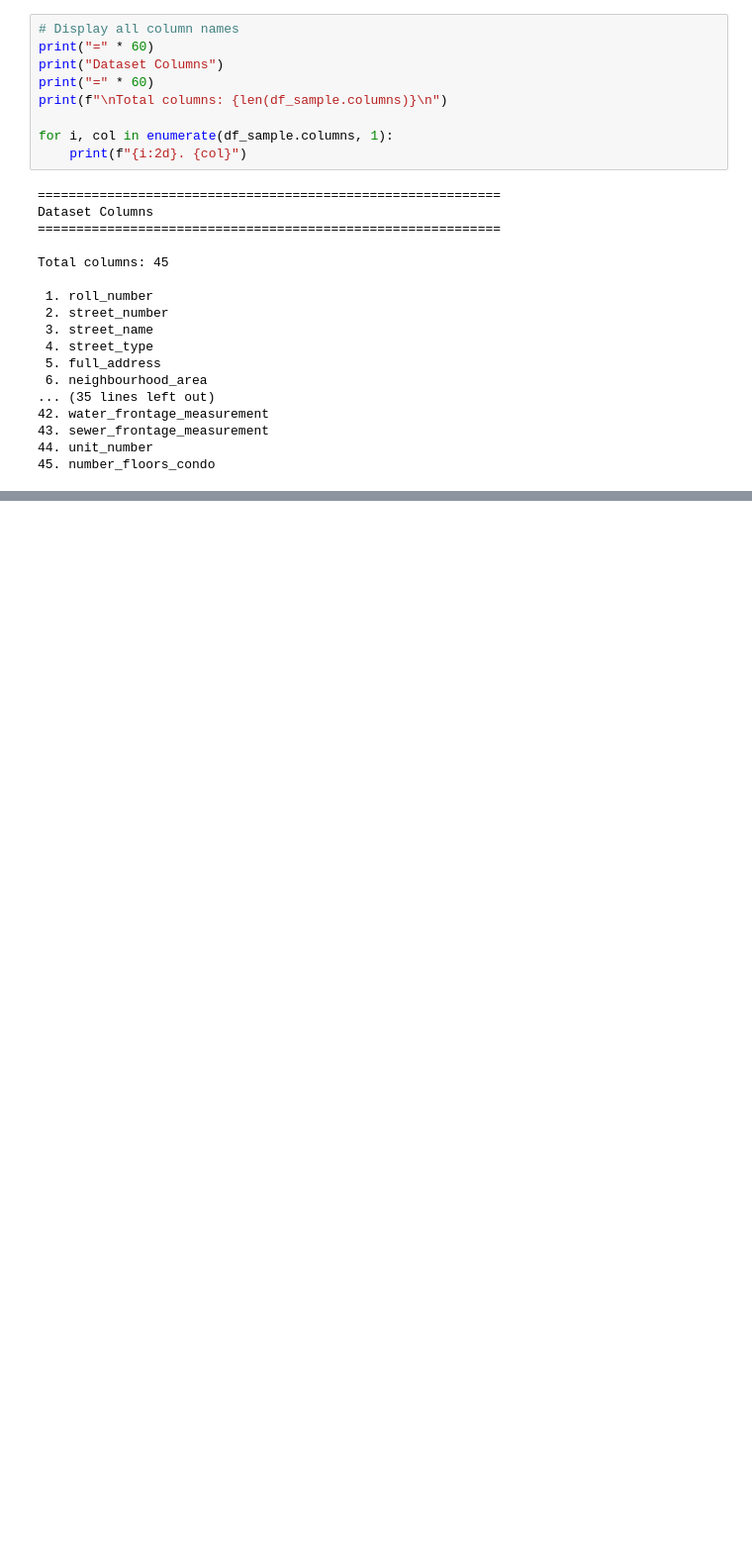
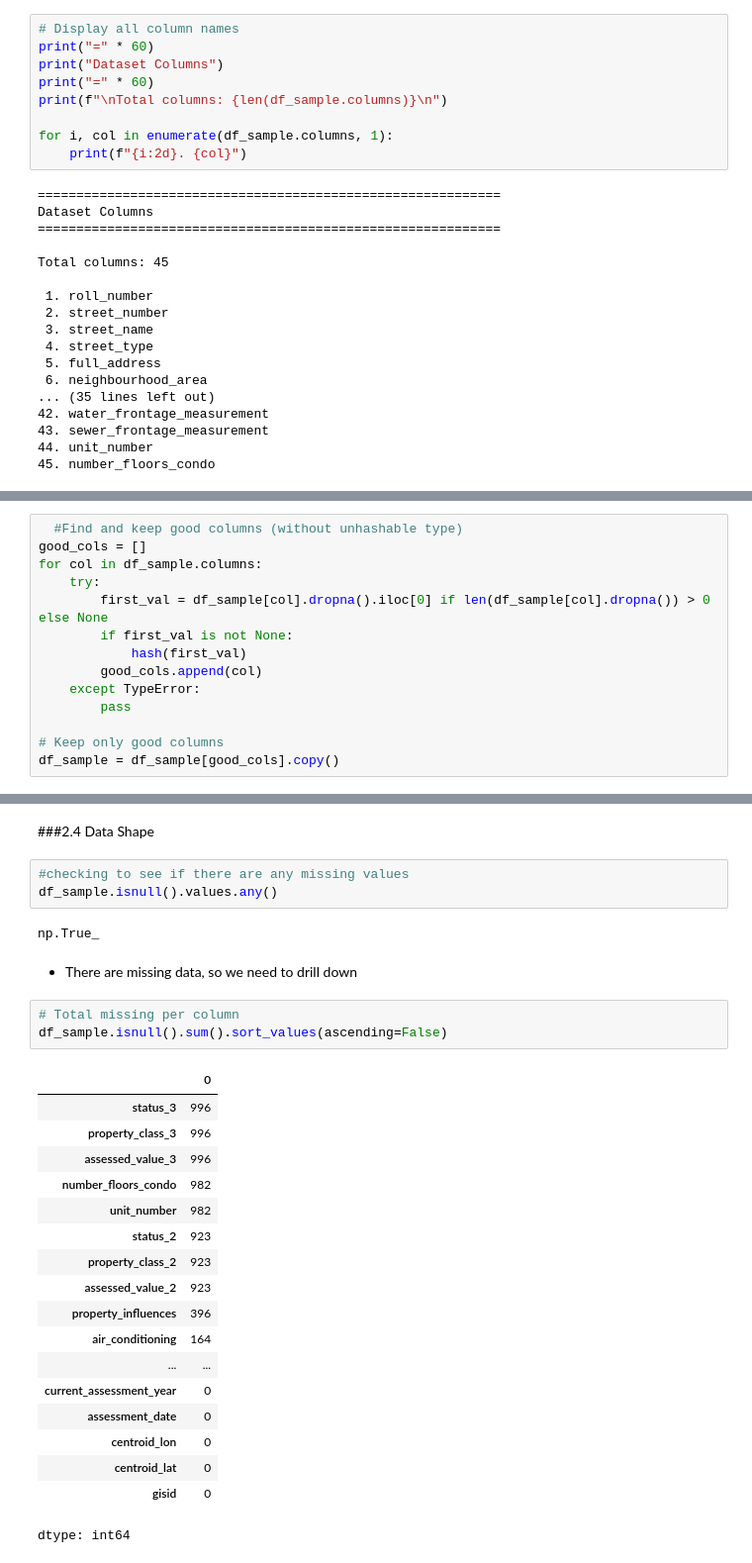
Before and after one commit to BoseOmoniyi/property-valuation, a Jupyter notebook: notebooks/BoseOmoniyi_ta_colab.ipynb, the cells around one changed output, grey strips where cells are left out. Shown: that part at 99% size. Drawn from its saved outputs; the diff is of its cells as text; blank space fills up the shorter version.

```diff
--- a/notebooks/BoseOmoniyi_ta_colab.ipynb
+++ b/notebooks/BoseOmoniyi_ta_colab.ipynb
@@ -472,0 +534,14 @@ COLUMNS AND SAMPLE VALUES
+# %%
+  #Find and keep good columns (without unhashable type)
+good_cols = []
+for col in df_sample.columns:
+    try:
+        first_val = df_sample[col].dropna().iloc[0] if len(df_sample[col].dropna()) > 0 else None
+        if first_val is not None:
+            hash(first_val)
+        good_cols.append(col)
+    except TypeError:
+        pass
+
+# Keep only good columns
+df_sample = df_sample[good_cols].copy()
@@ -472,0 +600,31 @@ COLUMNS AND SAMPLE VALUES
+# %% [markdown]
+###2.4 Data Shape
+# %%
+#checking to see if there are any missing values
+df_sample.isnull().values.any()
+# %% [output]
+np.True_
+# %% [markdown]
+- There are missing data, so we need to drill down
+# %%
+# Total missing per column
+df_sample.isnull().sum().sort_values(ascending=False)
+# %% [output]
+|  | 0 |
+| status_3 | 996 |
+| property_class_3 | 996 |
+| assessed_value_3 | 996 |
+| number_floors_condo | 982 |
+| unit_number | 982 |
+| status_2 | 923 |
+| property_class_2 | 923 |
+| assessed_value_2 | 923 |
+| property_influences | 396 |
+| air_conditioning | 164 |
+| ... | ... |
+| current_assessment_year | 0 |
+| assessment_date | 0 |
+| centroid_lon | 0 |
+| centroid_lat | 0 |
+| gisid | 0 |
+dtype: int64
```
Also changed, not shown: parts of 40 cells of this notebook.
